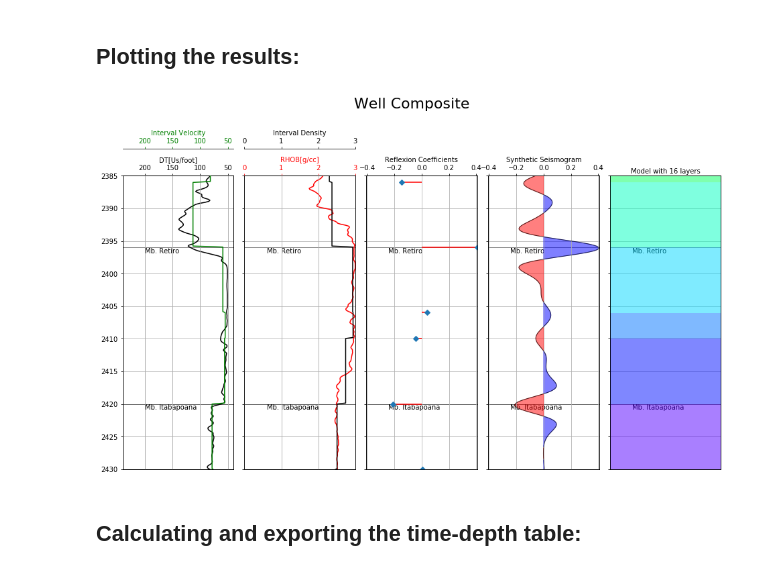
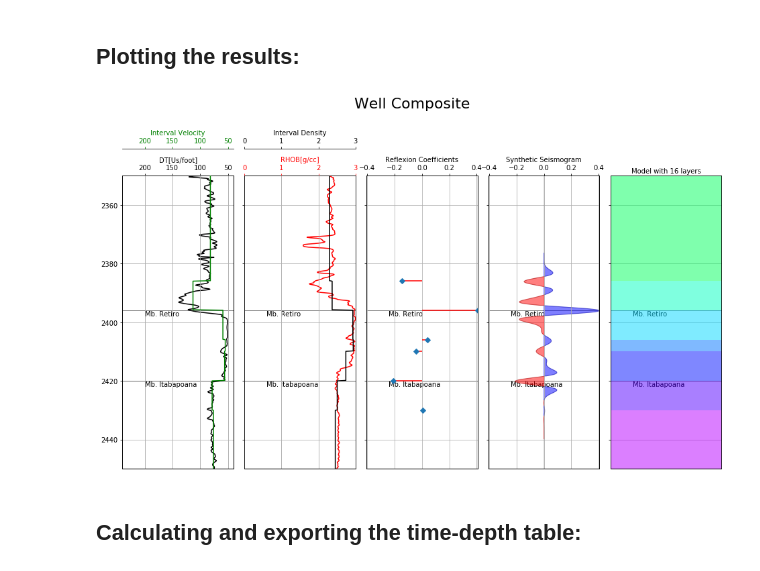
Before and after one commit to raquelsilva/Seismic-well-tie, a Jupyter notebook: seismic-well-tie.ipynb, the cells around one changed output. Drawn from its saved outputs; the diff is of its cells as text; code cells hidden in the pictures.

```diff
--- a/seismic-well-tie.ipynb
+++ b/seismic-well-tie.ipynb
@@ -604,7 +604,7 @@ def combo_plot(top_depth,bottom_depth):
     ax31.set_xlim(-max(coef_ref),max(coef_ref))
     ax31.spines['top'].set_position(('outward',0))
     ax31.set_xlabel("Synthetic Seismogram")
-    ax31.plot(seismogram, DEPT, lw=1, color='black', alpha=0.7)
+    ax31.plot(seismogram, DEPT, lw=1, color='black', alpha=0.2)
     ax31.fill_betweenx(DEPT, seismogram, 0., seismogram > 0., interpolate=False, color='blue', alpha = 0.5)
     ax31.fill_betweenx(DEPT, seismogram, 0., seismogram < 0., interpolate=False, color='red', alpha = 0.5)
 
@@ -636,12 +636,12 @@ def combo_plot(top_depth,bottom_depth):
 
     plt.savefig ('well-composite.png', dpi=200, format='png')
 # %%
-top_depth= 2385
-bottom_depth=2430
+top_depth= 2350
+bottom_depth=2450
 
 combo_plot(top_depth,bottom_depth)
 # %% [output]
-[figure, old version]
+[figure, new version]
 # %% [markdown]
 ## Calculating and exporting the time-depth table:
 # %% [markdown]
```
